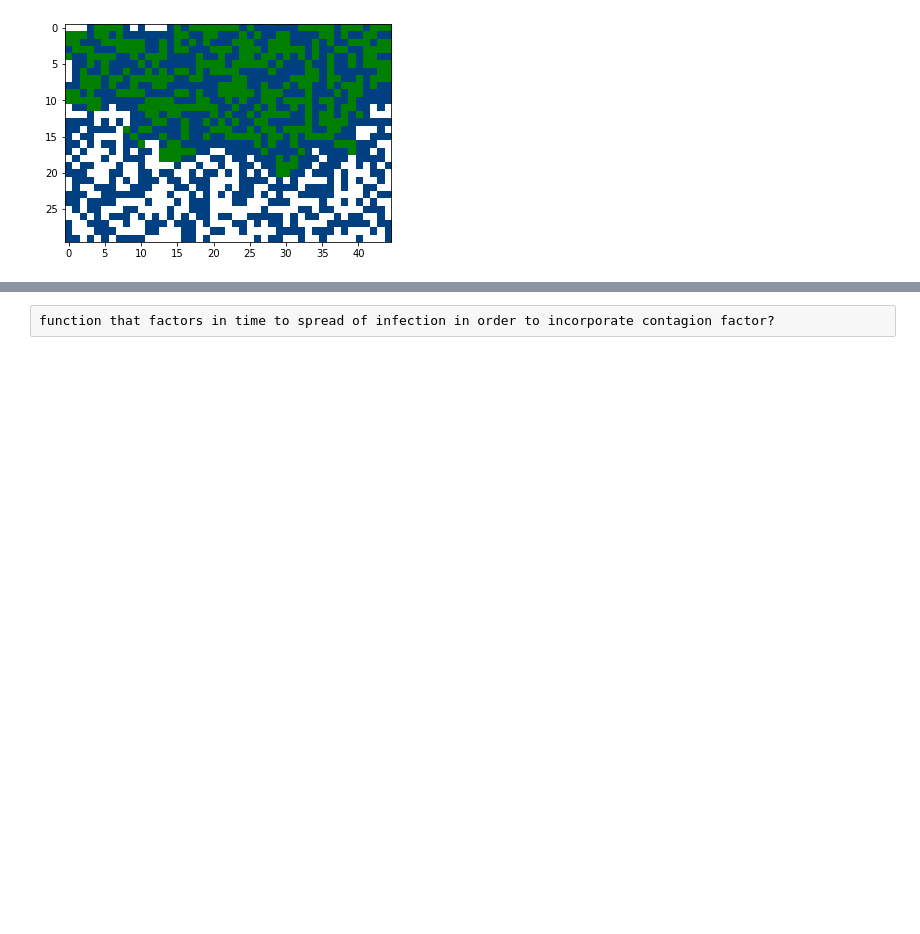
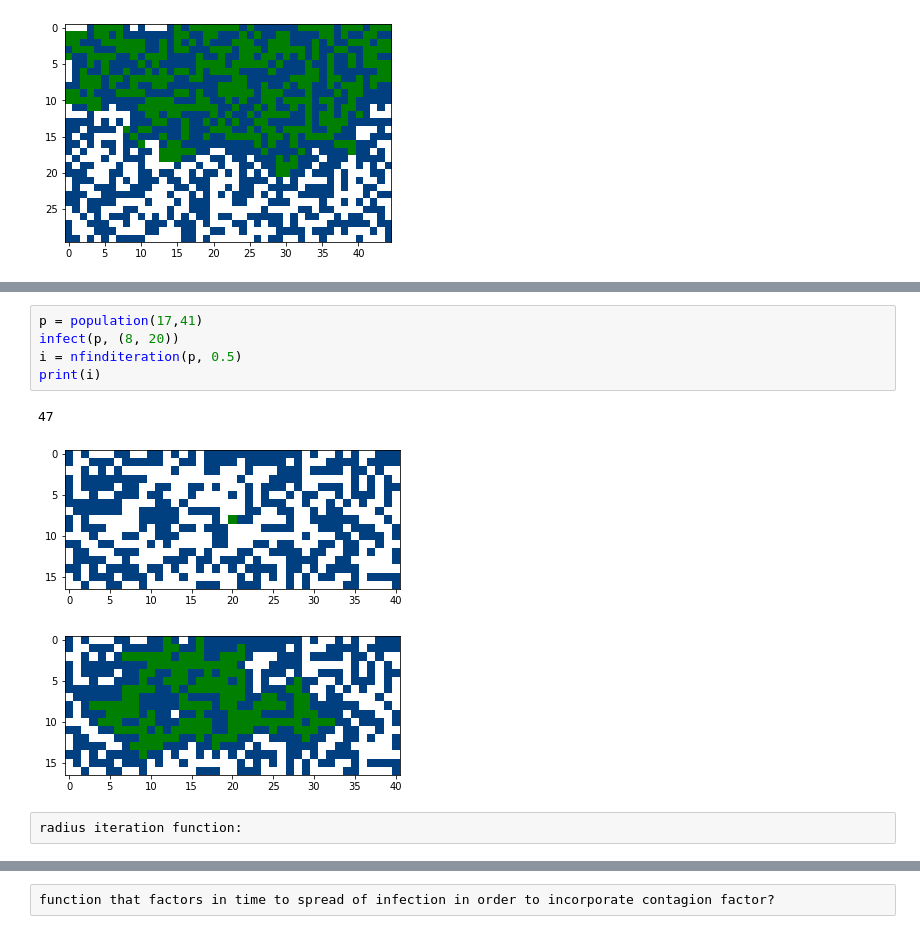
Before and after one commit to eekraus/PHYS250, a Jupyter notebook: final-project-eekraus/project.ipynb, the cells around one changed output, grey strips where cells are left out. Drawn from its saved outputs; the diff is of its cells as text; blank space fills up the shorter version.

```diff
--- a/final-project-eekraus/project.ipynb
+++ b/final-project-eekraus/project.ipynb
@@ -279,0 +352,11 @@ runinfectr(newp, 1, 25)
+# %%
+p = population(17,41)
+infect(p, (8, 20))
+i = nfinditeration(p, 0.5)
+print(i)
+# %% [output]
+47
+[figure, added]
+[figure, added]
+# %% [raw]
+radius iteration function:
```
Also changed, not shown: parts of 14 cells of this notebook.
